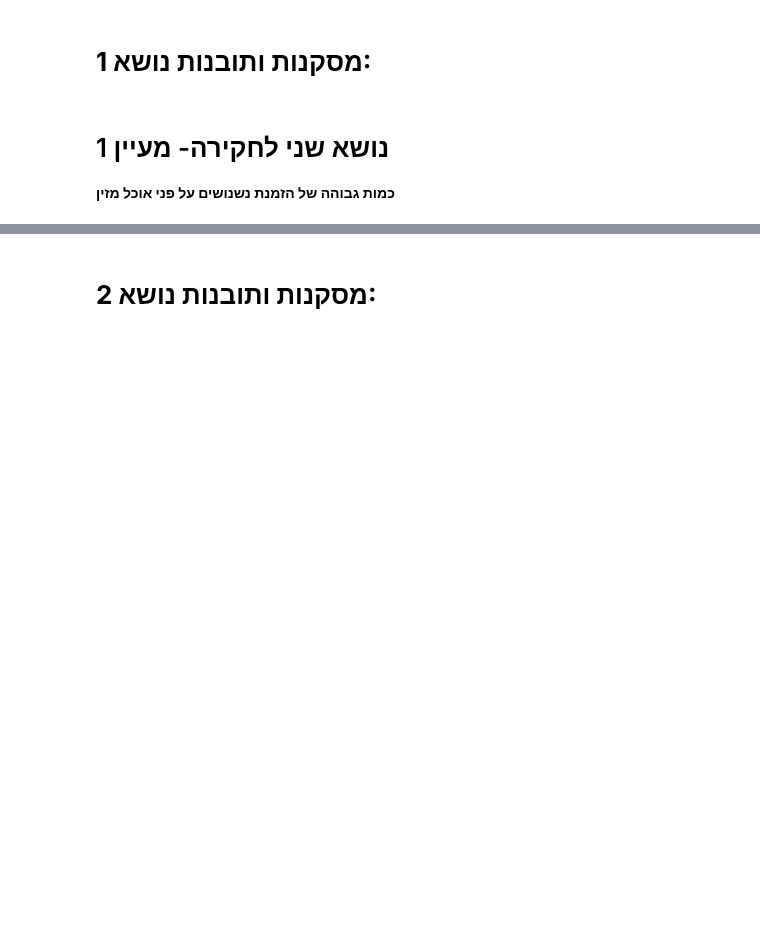
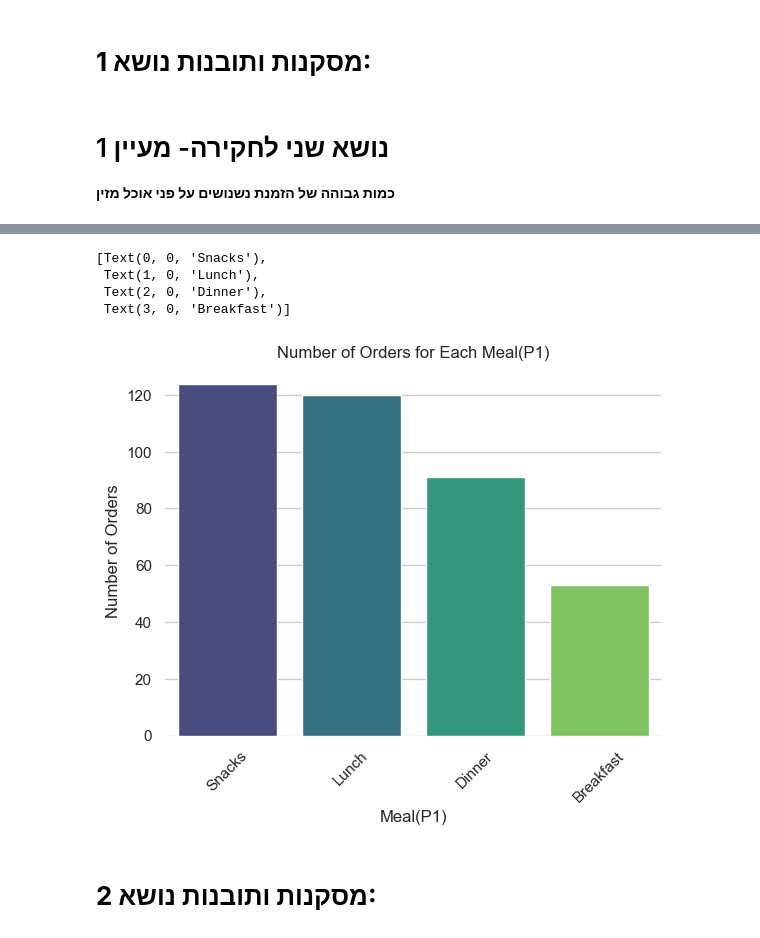
Before and after one commit to roeiraz12/Swwigy-project, a Jupyter notebook: כולנו יחד.ipynb, the cells around one changed output, grey strips where cells are left out. Cells and saved outputs as stored; diff of their text form; code cells hidden in the pictures; blank space fills up the shorter version.

```diff
--- a/כולנו יחד.ipynb
+++ b/כולנו יחד.ipynb
@@ -322,2 +359,28 @@ Index(['Column1', 'Column2', 'Column3'], dtype='object')
+# %%
+# קריאת הנתונים
+df = pd.read_csv("https://raw.githubusercontent.com/roeiraz12/project/main/onlinedeliverydata.csv")
+
+# הגדרת קטגוריות גיל
+bins = [18, 25, 30, 35, 40, 45, 50, 55, 60, 65]
+labels = ['18-24', '25-29', '30-34', '35-39', '40-44', '45-49', '50-54', '55-59', '60-64']
+df['Age Group'] = pd.cut(df['Age'], bins=bins, labels=labels, right=False)
+
+# חישוב סך ההזמנות לכל מנה
+meal_counts = df.groupby('Meal(P1)').size().reset_index(name='count').sort_values(by='count', ascending=False)
+
+# יצירת גרף בעזרת Seaborn בלבד
+sns.set(style="whitegrid")
+ax = sns.barplot(data=meal_counts, x='Meal(P1)', y='count', palette='viridis')
+sns.despine(left=True, bottom=True)  # להסרת הקווים העליונים והשמאליים
+ax.set_title('Number of Orders for Each Meal(P1)')
+ax.set_xlabel('Meal(P1)')
+ax.set_ylabel('Number of Orders')
+ax.set_xticklabels(ax.get_xticklabels(), rotation=45)
+# %% [output]
+[Text(0, 0, 'Snacks'),
+ Text(1, 0, 'Lunch'),
+ Text(2, 0, 'Dinner'),
+ Text(3, 0, 'Breakfast')]
+[figure, added]
 # %% [markdown]
 # **מסקנות ותובנות נושא 2:**
```
Also changed, not shown: parts of 17 cells of this notebook.
